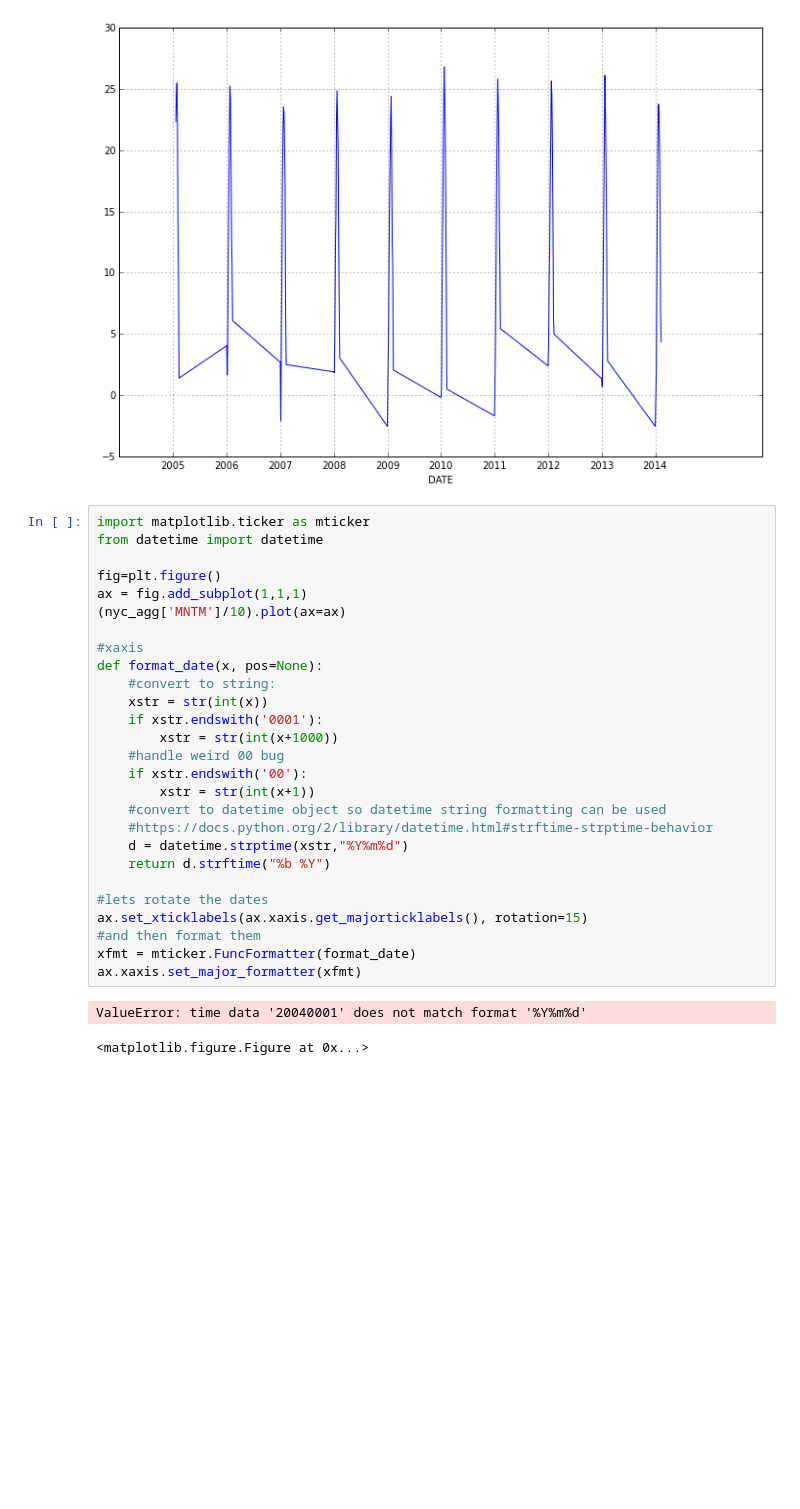
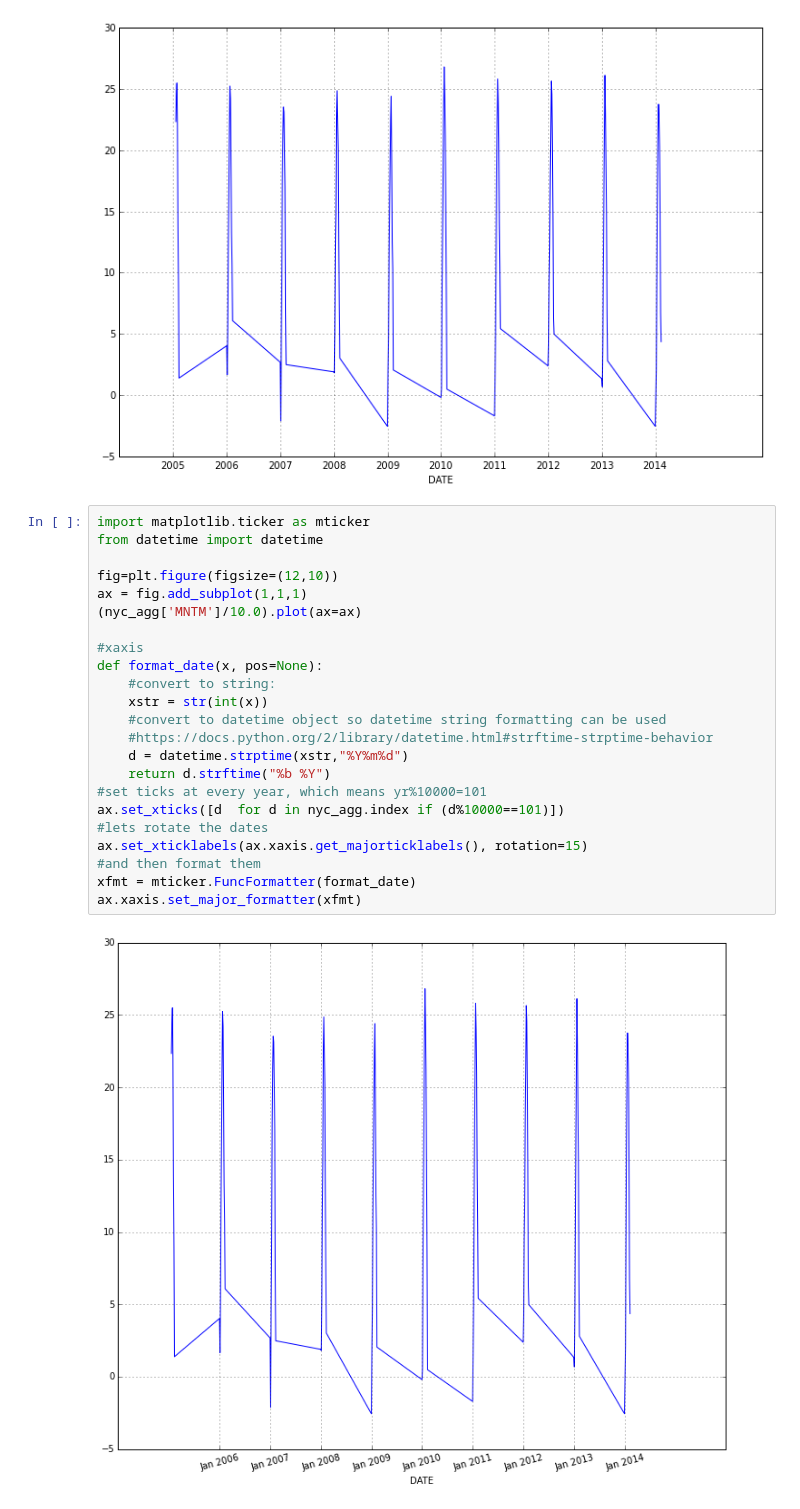
Before and after one commit to story645/EAS213, a Jupyter notebook: July17.ipynb, the cells around one changed output. Drawn from its saved outputs; the diff is of its cells as text; blank space fills up the shorter version.

```diff
--- a/July17.ipynb
+++ b/July17.ipynb
@@ -296,30 +296,25 @@ ax.set_xticklabels(['2005','2006','2007','2008','2009','2010','2011','2012','201
 # %%
 import matplotlib.ticker as mticker
 from datetime import datetime
 
-fig=plt.figure()
+fig=plt.figure(figsize=(12,10))
 ax = fig.add_subplot(1,1,1)
-(nyc_agg['MNTM']/10).plot(ax=ax)
+(nyc_agg['MNTM']/10.0).plot(ax=ax)
 
 #xaxis
 def format_date(x, pos=None):
     #convert to string:
     xstr = str(int(x))
-    if xstr.endswith('0001'):
-        xstr = str(int(x+1000))
-    #handle weird 00 bug
-    if xstr.endswith('00'):
-        xstr = str(int(x+1))
     #convert to datetime object so datetime string formatting can be used
     #https://docs.python.org/2/library/datetime.html#strftime-strptime-behavior
     d = datetime.strptime(xstr,"%Y%m%d")
     return d.strftime("%b %Y")
-
+#set ticks at every year, which means yr%10000=101
+ax.set_xticks([d  for d in nyc_agg.index if (d%10000==101)])
 #lets rotate the dates
 ax.set_xticklabels(ax.xaxis.get_majorticklabels(), rotation=15)
 #and then format them
 xfmt = mticker.FuncFormatter(format_date)
 ax.xaxis.set_major_formatter(xfmt)
 # %% [output]
-ValueError: time data '20040001' does not match format '%Y%m%d'
-<matplotlib.figure.Figure at 0x...>
+[figure, added]
```
Also changed, not shown: parts of 3 cells of this notebook, 1 other file.
